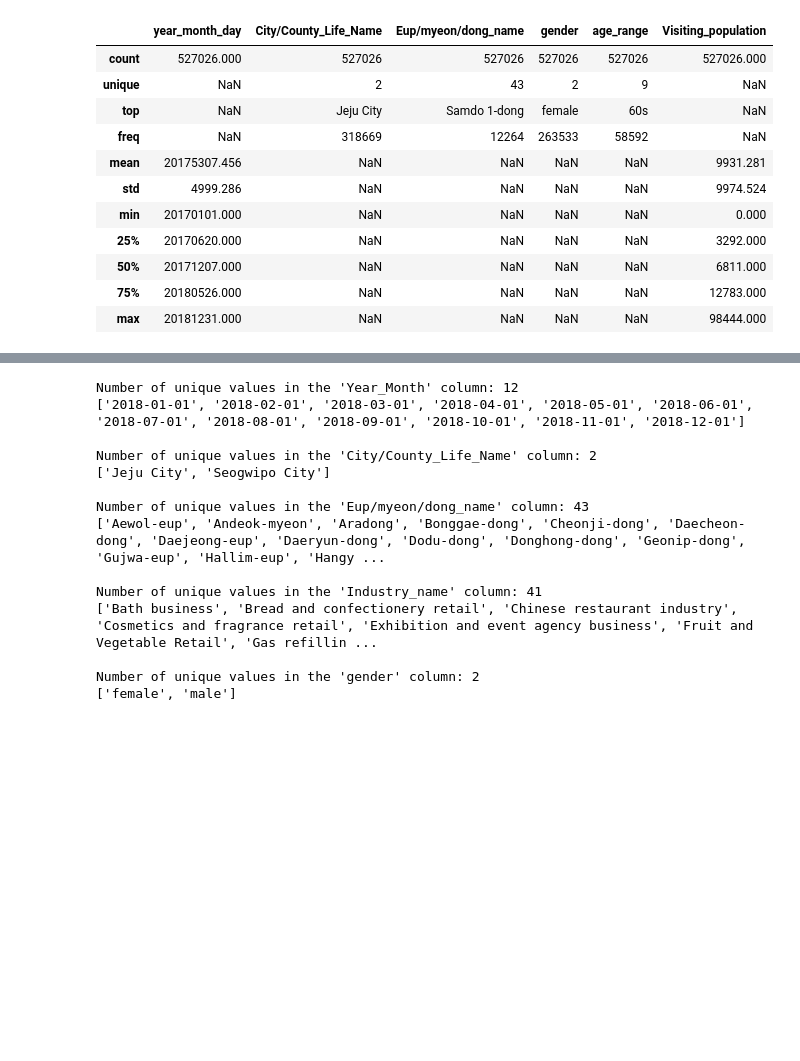
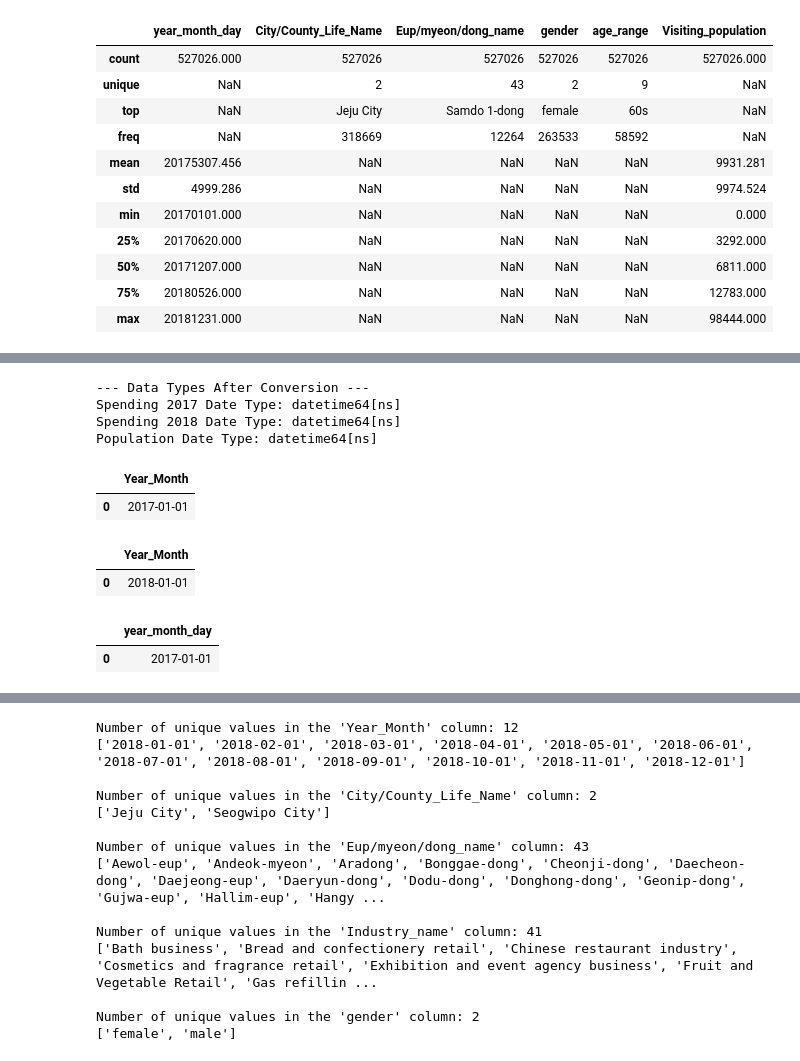
Before and after one commit to data-by-jpark/jeju-card-analysis, a Jupyter notebook: notebooks/jeju_card_analysis_part2.ipynb, the cells around one changed output, grey strips where cells are left out. Drawn from its saved outputs; the diff is of its cells as text; code cells hidden in the pictures; blank space fills up the shorter version.

```diff
--- a/notebooks/jeju_card_analysis_part2.ipynb
+++ b/notebooks/jeju_card_analysis_part2.ipynb
@@ -148,0 +202,29 @@ jeju_pop_df.describe(include='all')
+# %%
+# Convert Spending Data (Year_Month: String 'YYYY-MM-DD' -> Datetime)
+jeju_reg_17_df['Year_Month'] = pd.to_datetime(jeju_reg_17_df['Year_Month'])
+jeju_reg_18_df['Year_Month'] = pd.to_datetime(jeju_reg_18_df['Year_Month'])
+
+# Convert Population Data (year_month_day: Integer 20170101 -> Datetime)
+jeju_pop_df['year_month_day'] = pd.to_datetime(jeju_pop_df['year_month_day'].astype(str), format='%Y%m%d')
+
+# Verify the results
+print("--- Data Types After Conversion ---")
+print(f"Spending 2017 Date Type: {jeju_reg_17_df['Year_Month'].dtype}")
+print(f"Spending 2018 Date Type: {jeju_reg_18_df['Year_Month'].dtype}")
+print(f"Population Date Type: {jeju_pop_df['year_month_day'].dtype}")
+
+# Display the first few rows to confirm the visual format
+display(jeju_reg_17_df[['Year_Month']].head(1))
+display(jeju_reg_18_df[['Year_Month']].head(1))
+display(jeju_pop_df[['year_month_day']].head(1))
+# %% [output]
+--- Data Types After Conversion ---
+Spending 2017 Date Type: datetime64[ns]
+Spending 2018 Date Type: datetime64[ns]
+Population Date Type: datetime64[ns]
+|  | Year_Month |
+| 0 | 2017-01-01 |
+|  | Year_Month |
+| 0 | 2018-01-01 |
+|  | year_month_day |
+| 0 | 2017-01-01 |
```
Also changed, not shown: parts of 18 cells of this notebook.
